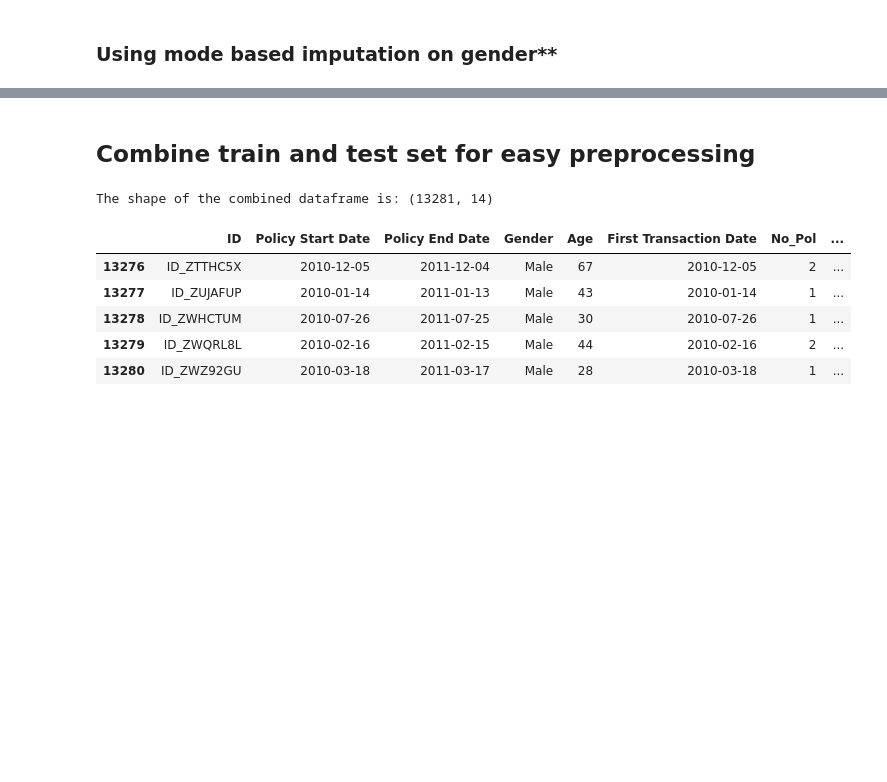
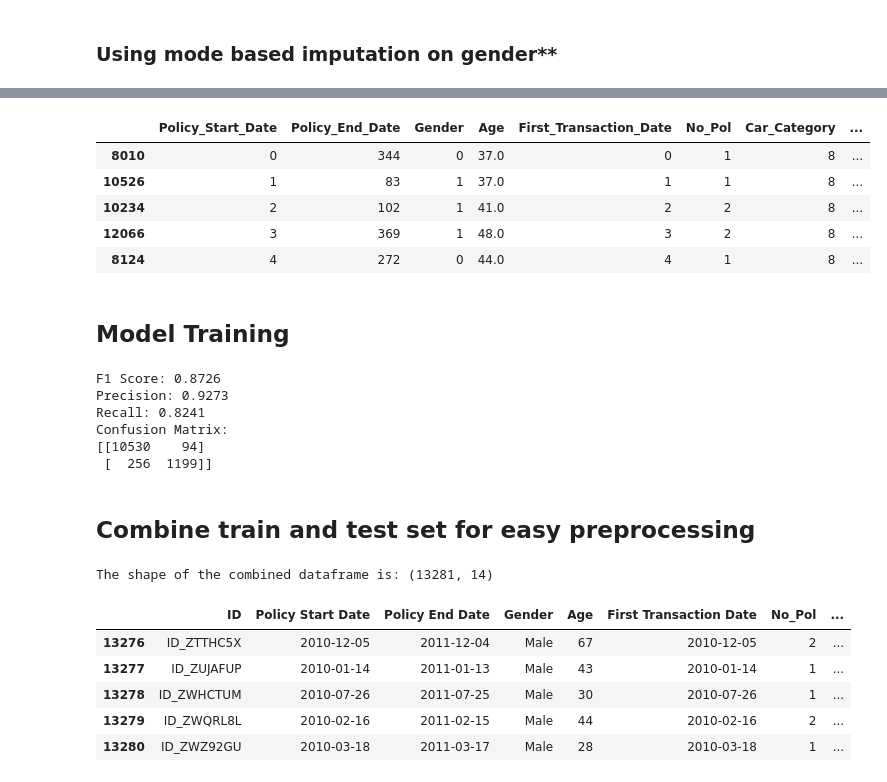
Before and after one commit to The-DigitalAcademy/claim_vision, a Jupyter notebook: analysis.ipynb, the cells around one changed output, grey strips where cells are left out. Cells and saved outputs as stored; diff of their text form; code cells hidden in the pictures; blank space fills up the shorter version.

```diff
--- a/analysis.ipynb
+++ b/analysis.ipynb
@@ -201,0 +318,11 @@ for p in ax.patches:
+# %%
+train.head()
+# %% [output]
+|  | Policy_Start_Date | Policy_End_Date | Gender | Age | First_Transaction_Date | No_Pol | Car_Category | ... |
+| 8010 | 0 | 344 | 0 | 37.0 | 0 | 1 | 8 | ... |
+| 10526 | 1 | 83 | 1 | 37.0 | 1 | 1 | 8 | ... |
+| 10234 | 2 | 102 | 1 | 41.0 | 2 | 2 | 8 | ... |
+| 12066 | 3 | 369 | 1 | 48.0 | 3 | 2 | 8 | ... |
+| 8124 | 4 | 272 | 0 | 44.0 | 4 | 1 | 8 | ... |
+# %% [markdown]
+## Model Training
@@ -201,0 +336,18 @@ for p in ax.patches:
+# %%
+f1 = f1_score(y, train_predictions)
+precision = precision_score(y, train_predictions)
+recall = recall_score(y, train_predictions)
+conf_matrix = confusion_matrix(y, train_predictions)
+
+print(f"F1 Score: {f1:.4f}")
+print(f"Precision: {precision:.4f}")
+print(f"Recall: {recall:.4f}")
+print("Confusion Matrix:")
+print(conf_matrix)
+# %% [output]
+F1 Score: 0.8726
+Precision: 0.9273
+Recall: 0.8241
+Confusion Matrix:
+[[10530    94]
+ [  256  1199]]
```
Also changed, not shown: parts of 22 cells of this notebook, 2 other files.
